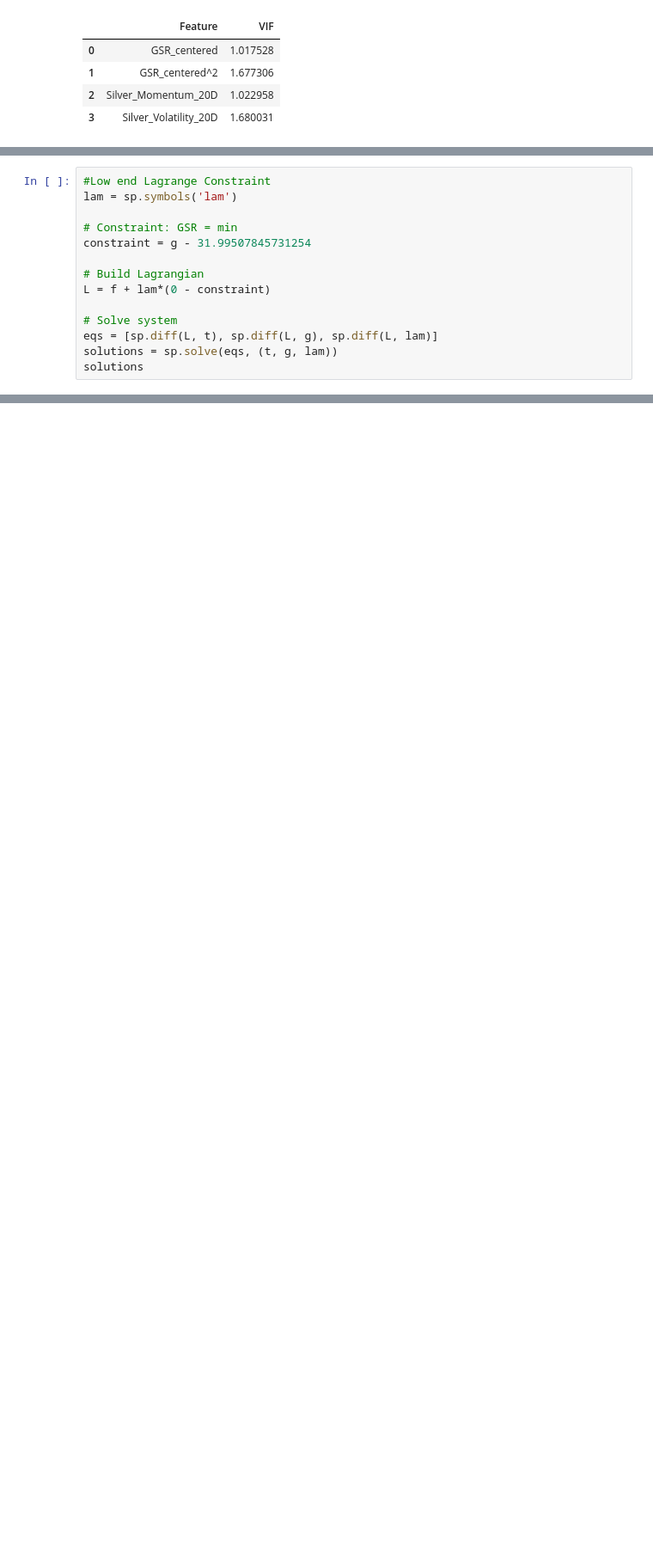
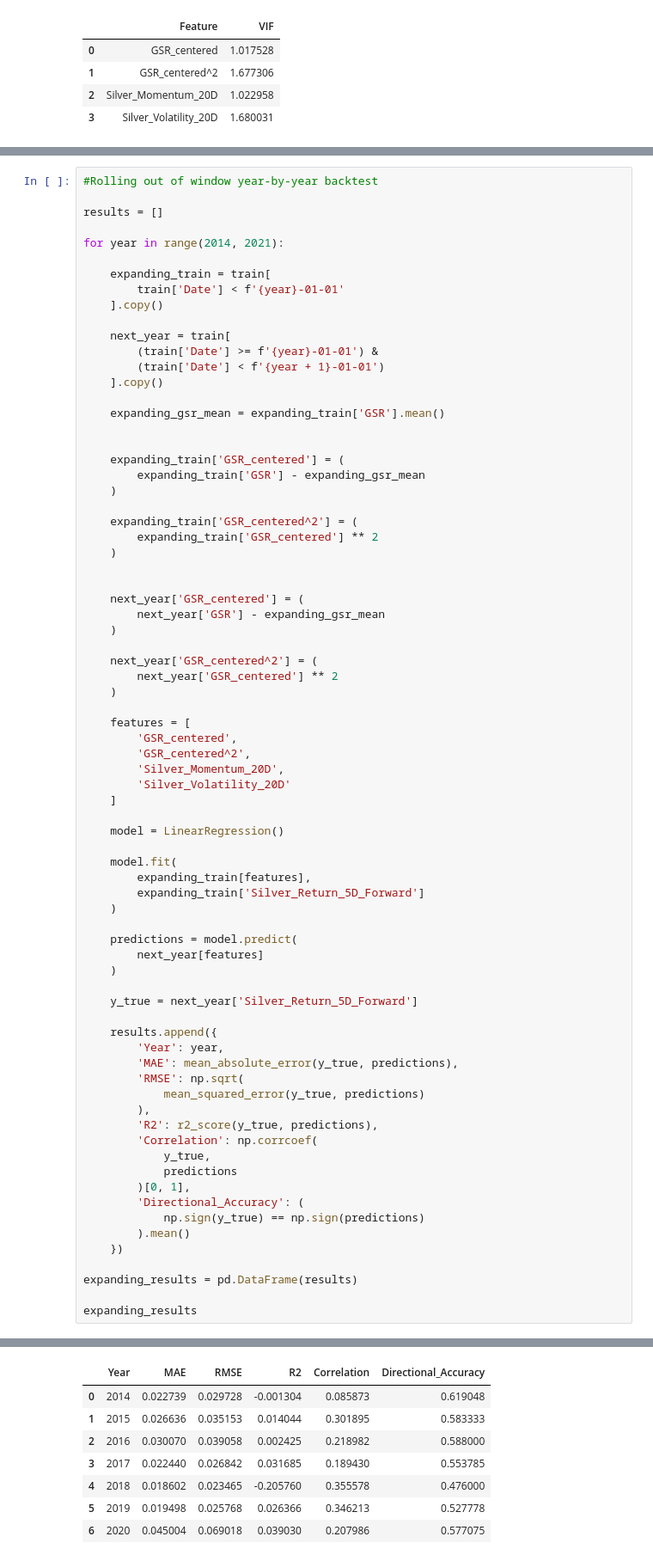
Before and after one commit to praneelbasu73/Silver-Return-Forecasting, a Jupyter notebook: Silver Stress Test.ipynb, the cells around one changed output, grey strips where cells are left out. Shown at 86% size. Saved outputs shown, nothing was run; the diff lists cells and outputs as text; blank space fills up the shorter version.

```diff
--- a/Silver Stress Test.ipynb
+++ b/Silver Stress Test.ipynb
@@ -365,15 +381,76 @@ Year 2025: f(32)=44.07, f(126)=12.49
 # %%
-#Low end Lagrange Constraint
-lam = sp.symbols('lam')
+#Rolling out of window year-by-year backtest
 
-# Constraint: GSR = min
-constraint = g - 31.99507845731254
+results = []
 
-# Build Lagrangian
-L = f + lam*(0 - constraint)
+for year in range(2014, 2021):
 
-# Solve system
-eqs = [sp.diff(L, t), sp.diff(L, g), sp.diff(L, lam)]
-solutions = sp.solve(eqs, (t, g, lam))
-solutions
+    expanding_train = train[
+        train['Date'] < f'{year}-01-01'
+    ].copy()
+
+    next_year = train[
+        (train['Date'] >= f'{year}-01-01') &
+        (train['Date'] < f'{year + 1}-01-01')
+    ].copy()
+
+    expanding_gsr_mean = expanding_train['GSR'].mean()
+
+
+    expanding_train['GSR_centered'] = (
+        expanding_train['GSR'] - expanding_gsr_mean
+    )
+
+    expanding_train['GSR_centered^2'] = (
+        expanding_train['GSR_centered'] ** 2
+    )
+
+
+    next_year['GSR_centered'] = (
+        next_year['GSR'] - expanding_gsr_mean
+    )
+
+    next_year['GSR_centered^2'] = (
+        next_year['GSR_centered'] ** 2
+    )
+
+    features = [
+        'GSR_centered',
+        'GSR_centered^2',
+        'Silver_Momentum_20D',
+        'Silver_Volatility_20D'
+    ]
+
+    model = LinearRegression()
+
+    model.fit(
+        expanding_train[features],
+        expanding_train['Silver_Return_5D_Forward']
+    )
+
+    predictions = model.predict(
+        next_year[features]
+    )
+
+    y_true = next_year['Silver_Return_5D_Forward']
+
+    results.append({
+        'Year': year,
+        'MAE': mean_absolute_error(y_true, predictions),
+        'RMSE': np.sqrt(
+            mean_squared_error(y_true, predictions)
+        ),
+        'R2': r2_score(y_true, predictions),
+        'Correlation': np.corrcoef(
+            y_true,
+            predictions
+        )[0, 1],
+        'Directional_Accuracy': (
+            np.sign(y_true) == np.sign(predictions)
+        ).mean()
+    })
+
+expanding_results = pd.DataFrame(results)
+
+expanding_results
 # %% [output]
@@ -381 +457,9 @@ solutions
+|  | Year | MAE | RMSE | R2 | Correlation | Directional_Accuracy |
+| 0 | 2014 | 0.022739 | 0.029728 | -0.001304 | 0.085873 | 0.619048 |
+| 1 | 2015 | 0.026636 | 0.035153 | 0.014044 | 0.301895 | 0.583333 |
+| 2 | 2016 | 0.030070 | 0.039058 | 0.002425 | 0.218982 | 0.588000 |
+| 3 | 2017 | 0.022440 | 0.026842 | 0.031685 | 0.189430 | 0.553785 |
+| 4 | 2018 | 0.018602 | 0.023465 | -0.205760 | 0.355578 | 0.476000 |
+| 5 | 2019 | 0.019498 | 0.025768 | 0.026366 | 0.346213 | 0.527778 |
+| 6 | 2020 | 0.045004 | 0.069018 | 0.039030 | 0.207986 | 0.577075 |
 # %%
```
Also changed, not shown: parts of 16 cells of this notebook.
